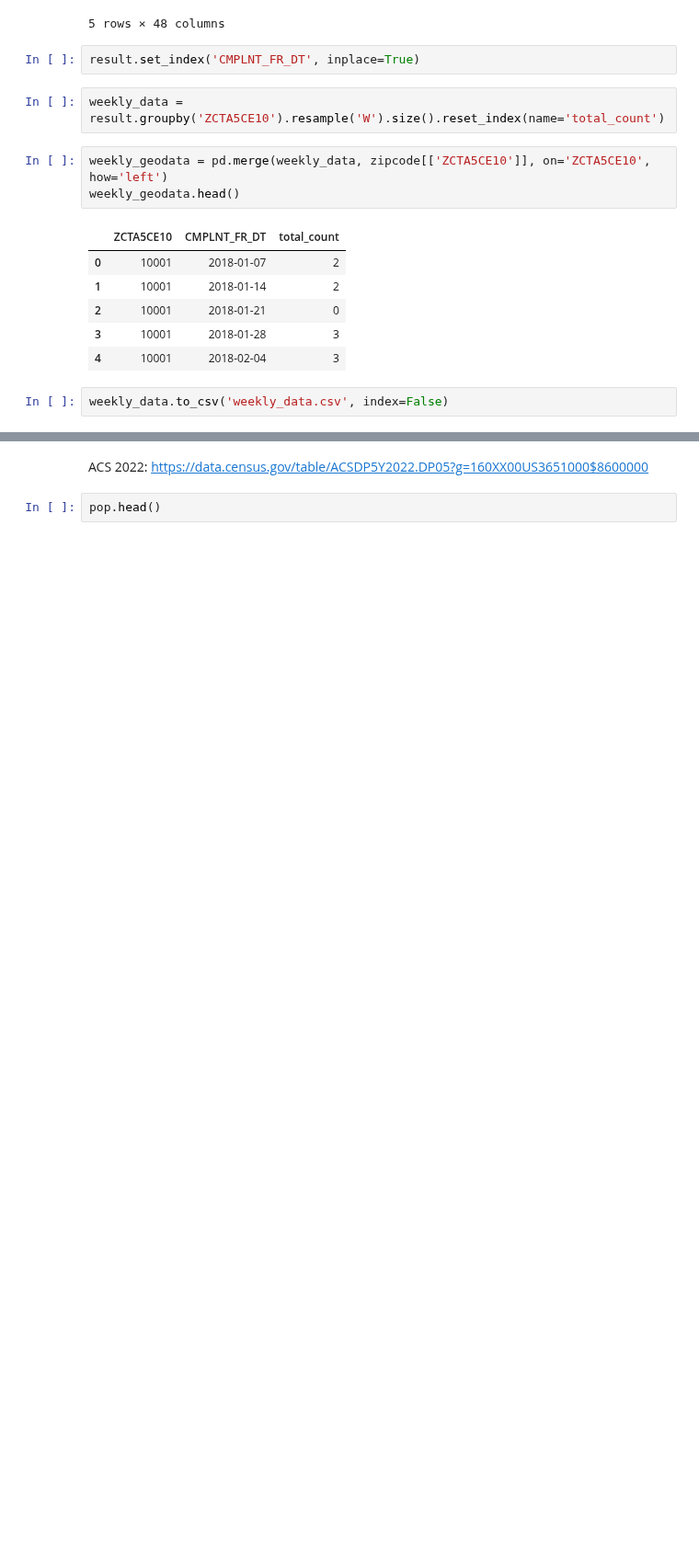
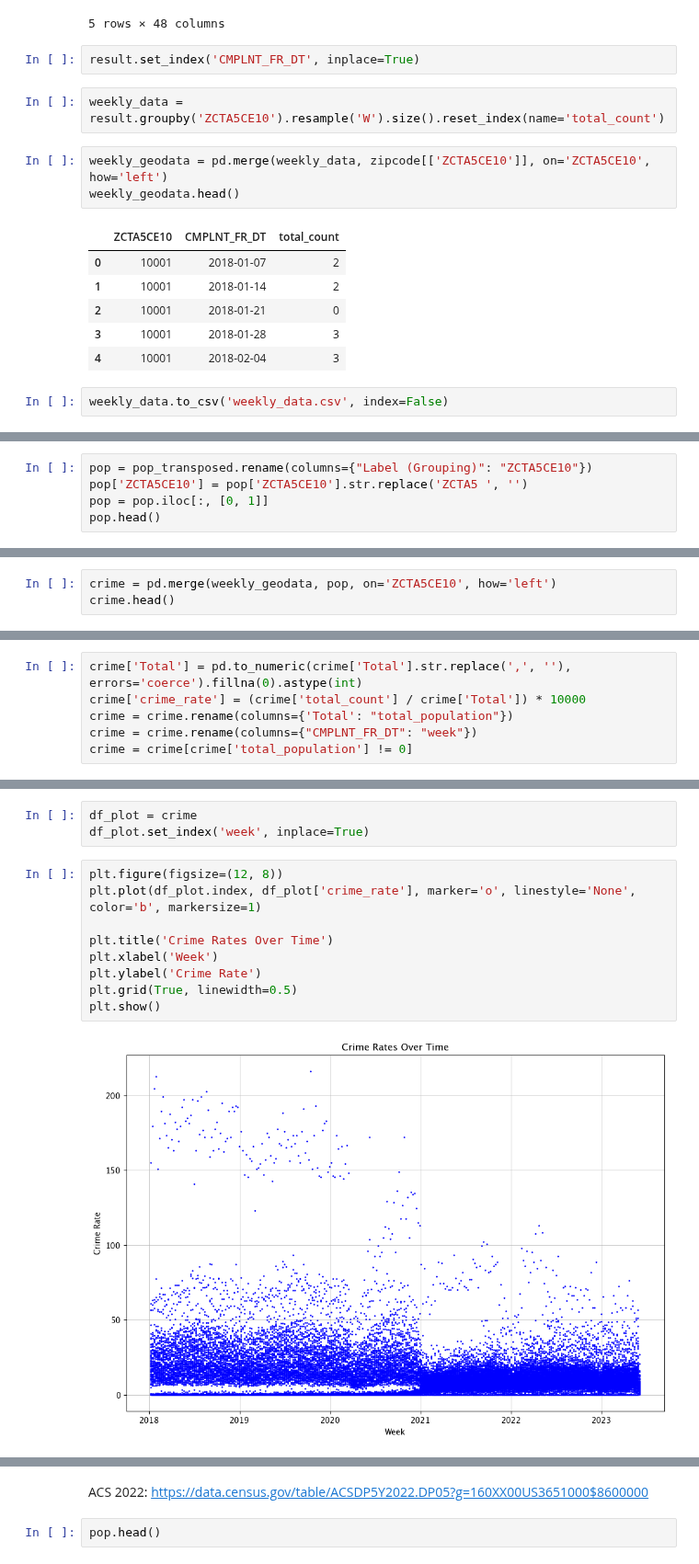
Before and after one commit to bail-reform/NYC, a Jupyter notebook: NYC_Data_Aggregation .ipynb, the cells around one changed output, grey strips where cells are left out. Shown at 92% size. Cells and saved outputs as stored; diff of their text form; blank space fills up the shorter version.

```diff
--- a/NYC_Data_Aggregation .ipynb
+++ b/NYC_Data_Aggregation .ipynb
@@ -89,0 +116,5 @@ weekly_data.to_csv('weekly_data.csv', index=False)
+# %%
+pop = pop_transposed.rename(columns={"Label (Grouping)": "ZCTA5CE10"})
+pop['ZCTA5CE10'] = pop['ZCTA5CE10'].str.replace('ZCTA5 ', '')
+pop = pop.iloc[:, [0, 1]]
+pop.head()
@@ -89,0 +132,3 @@ weekly_data.to_csv('weekly_data.csv', index=False)
+# %%
+crime = pd.merge(weekly_geodata, pop, on='ZCTA5CE10', how='left')
+crime.head()
@@ -89,0 +142,6 @@ weekly_data.to_csv('weekly_data.csv', index=False)
+# %%
+crime['Total'] = pd.to_numeric(crime['Total'].str.replace(',', ''), errors='coerce').fillna(0).astype(int)
+crime['crime_rate'] = (crime['total_count'] / crime['Total']) * 10000
+crime = crime.rename(columns={'Total': "total_population"})
+crime = crime.rename(columns={"CMPLNT_FR_DT": "week"})
+crime = crime[crime['total_population'] != 0]
@@ -89,0 +157,14 @@ weekly_data.to_csv('weekly_data.csv', index=False)
+# %%
+df_plot = crime
+df_plot.set_index('week', inplace=True)
+# %%
+plt.figure(figsize=(12, 8))
+plt.plot(df_plot.index, df_plot['crime_rate'], marker='o', linestyle='None', color='b', markersize=1)
+
+plt.title('Crime Rates Over Time')
+plt.xlabel('Week')
+plt.ylabel('Crime Rate')
+plt.grid(True, linewidth=0.5)
+plt.show()
+# %% [output]
+[figure, added]
```
Also changed, not shown: parts of 70 cells of this notebook.
